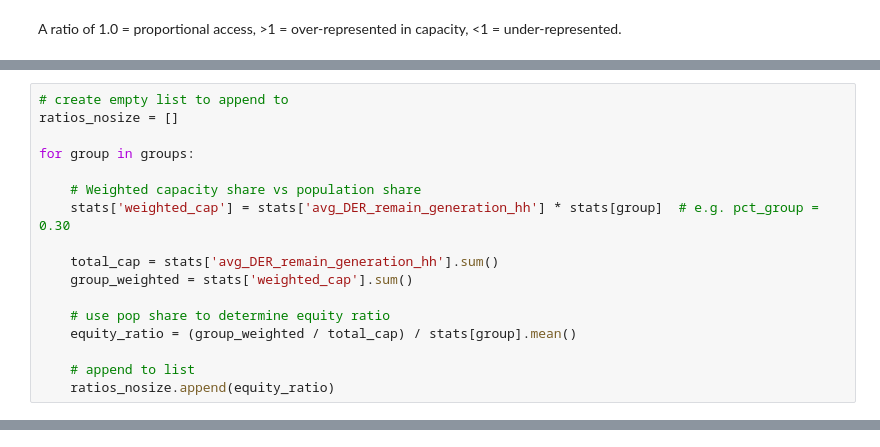
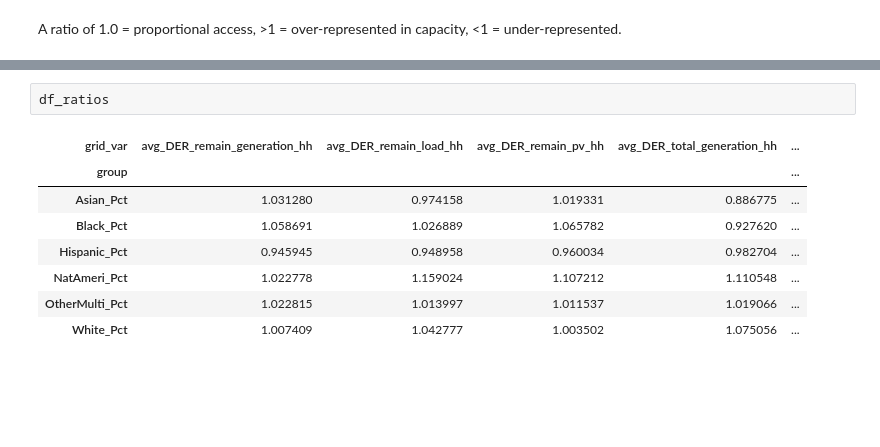
Before and after one commit to ElectriGrid/statistics, a Jupyter notebook: equality_ratios.ipynb, the cells around one changed output, grey strips where cells are left out. Cells and saved outputs as stored; diff of their text form; blank space fills up the shorter version.

```diff
--- a/equality_ratios.ipynb
+++ b/equality_ratios.ipynb
@@ -208,17 +205,0 @@ A ratio of 1.0 = proportional access, >1 = over-represented in capacity, <1 = un
-# %%
-# create empty list to append to
-ratios_nosize = []
-
-for group in groups:
-
-    # Weighted capacity share vs population share
-    stats['weighted_cap'] = stats['avg_DER_remain_generation_hh'] * stats[group]  # e.g. pct_group = 0.30
-
-    total_cap = stats['avg_DER_remain_generation_hh'].sum()
-    group_weighted = stats['weighted_cap'].sum()
-
-    # use pop share to determine equity ratio
-    equity_ratio = (group_weighted / total_cap) / stats[group].mean()
-
-    # append to list
-    ratios_nosize.append(equity_ratio)
@@ -300,0 +257,11 @@ They used this to capture "annual EUI disparities by income and then by race wit
+# %%
+df_ratios
+# %% [output]
+| grid_var | avg_DER_remain_generation_hh | avg_DER_remain_load_hh | avg_DER_remain_pv_hh | avg_DER_total_generation_hh | ... |
+| group |  |  |  |  | ... |
+| Asian_Pct | 1.031280 | 0.974158 | 1.019331 | 0.886775 | ... |
+| Black_Pct | 1.058691 | 1.026889 | 1.065782 | 0.927620 | ... |
+| Hispanic_Pct | 0.945945 | 0.948958 | 0.960034 | 0.982704 | ... |
+| NatAmeri_Pct | 1.022778 | 1.159024 | 1.107212 | 1.110548 | ... |
+| OtherMulti_Pct | 1.022815 | 1.013997 | 1.011537 | 1.019066 | ... |
+| White_Pct | 1.007409 | 1.042777 | 1.003502 | 1.075056 | ... |
```
Also changed, not shown: parts of 10 cells of this notebook.
